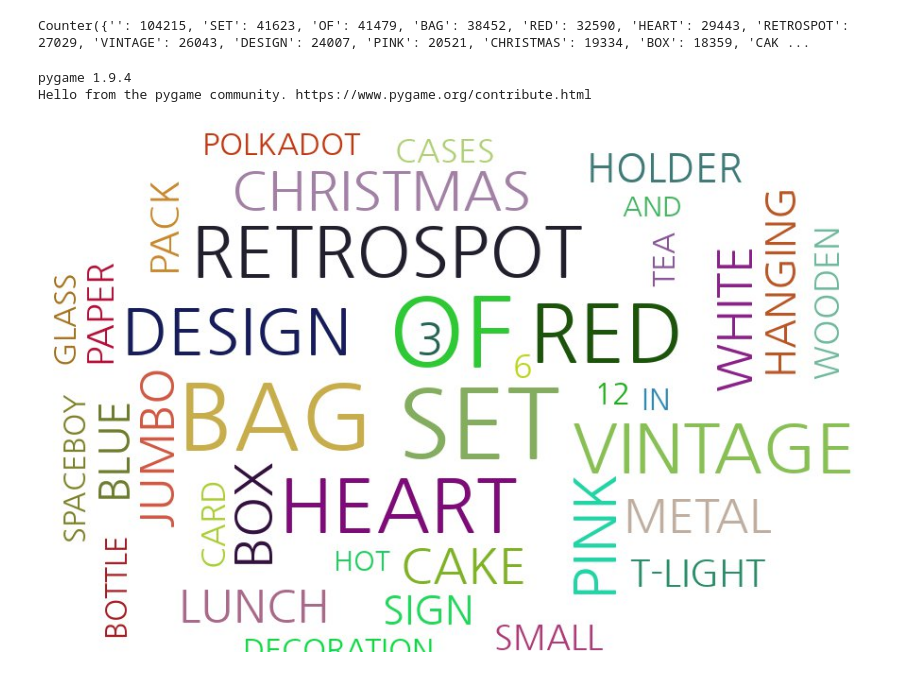
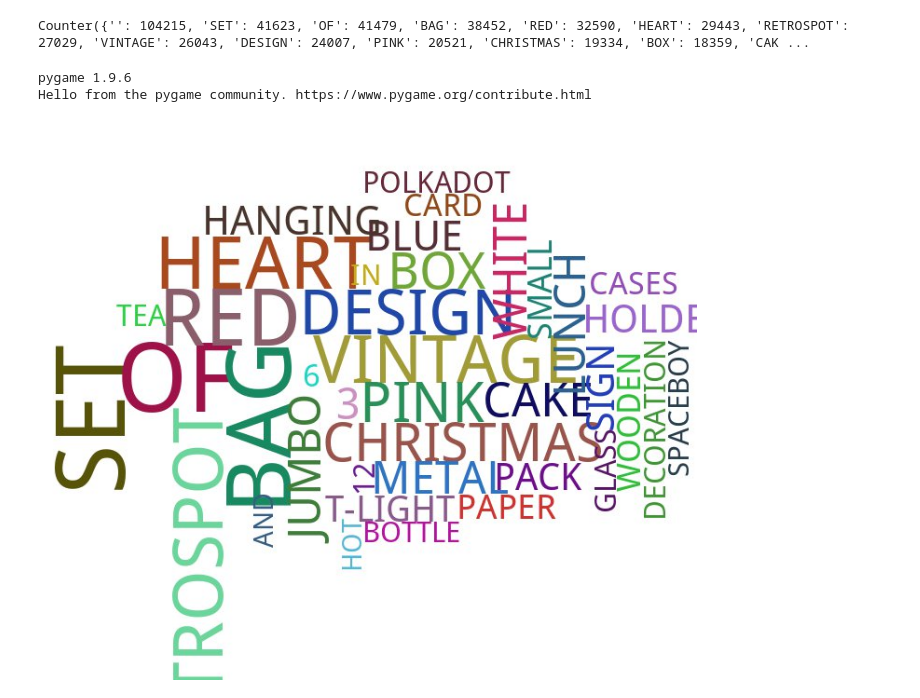
Before and after one commit to yoonkt200/python-data-analysis, a Jupyter notebook: chapter2/연습문제.ipynb, the cells around one changed output. Cells and saved outputs as stored; diff of their text form; code cells hidden in the pictures.

```diff
--- a/chapter2/연습문제.ipynb
+++ b/chapter2/연습문제.ipynb
@@ -65,17 +65,17 @@ Counter({'': 104215, 'SET': 41623, 'OF': 41479, 'BAG': 38452, 'RED': 32590, 'HEA
 # %%
 import random
 import pytagcloud
 import webbrowser
 
 ranked_tags = count.most_common(40)
 taglist = pytagcloud.make_tags(ranked_tags, maxsize=200)
 pytagcloud.create_tag_image(taglist, 'wordcloud_example.jpg',
-                            size=(900, 600), fontname='NanumGothic',
+                            size=(900, 600),
                             rectangular=False)
 
 from IPython.display import Image
 Image(filename='wordcloud_example.jpg')
 # %% [output]
-pygame 1.9.4
+pygame 1.9.6
 Hello from the pygame community. https://www.pygame.org/contribute.html
-[figure, old version]
+[figure, new version]
```
Also changed, not shown: 7 other files.
